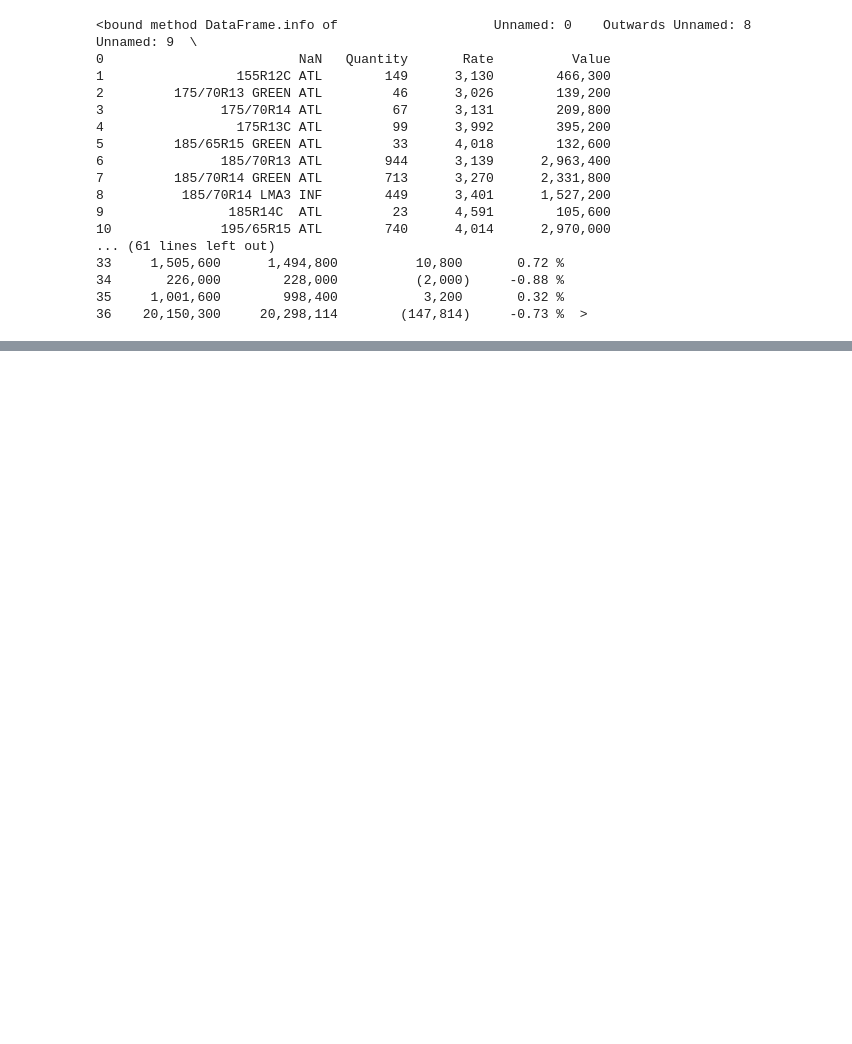
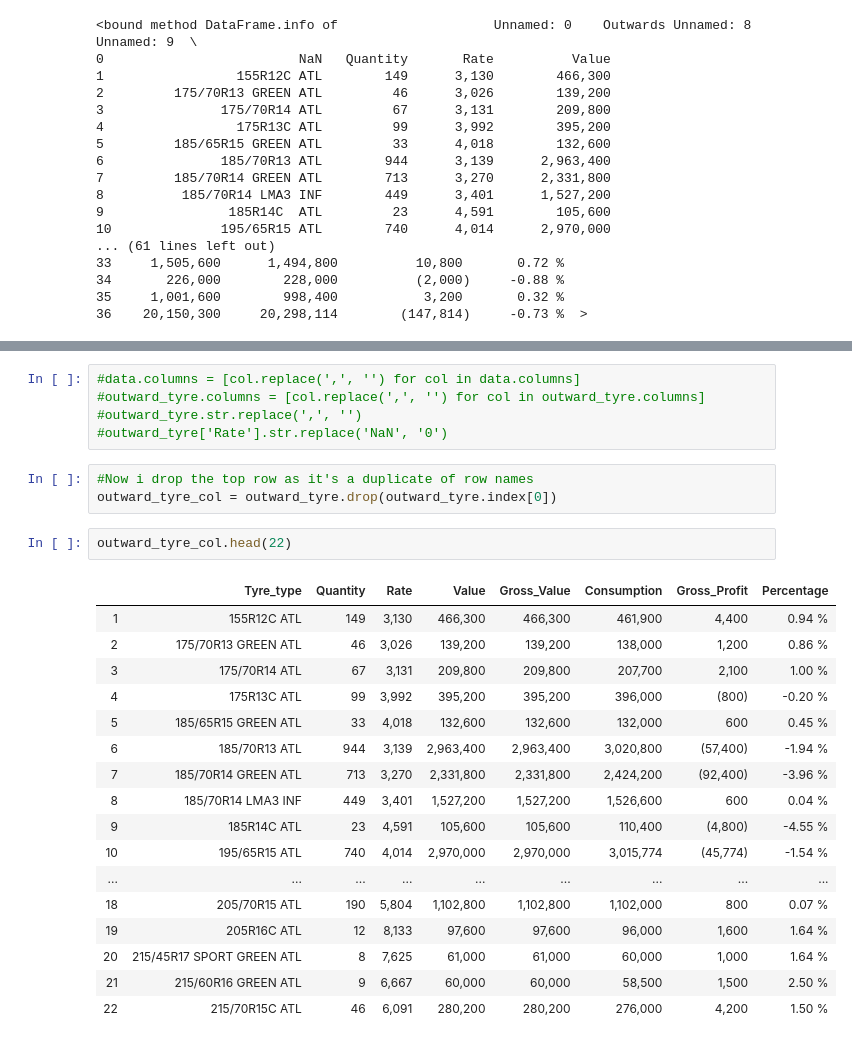
Before and after one commit to Brendahnyaringita/KamilimuDS_Atlas, a Jupyter notebook: Atlas_Tyres_Notebook.ipynb, the cells around one changed output, grey strips where cells are left out. Drawn from its saved outputs; the diff is of its cells as text; blank space fills up the shorter version.

```diff
--- a/Atlas_Tyres_Notebook.ipynb
+++ b/Atlas_Tyres_Notebook.ipynb
@@ -113,0 +134,28 @@ outward_tyre.gdp
+# %%
+#data.columns = [col.replace(',', '') for col in data.columns]
+#outward_tyre.columns = [col.replace(',', '') for col in outward_tyre.columns]
+#outward_tyre.str.replace(',', '')
+#outward_tyre['Rate'].str.replace('NaN', '0')
+# %%
+#Now i drop the top row as it's a duplicate of row names
+outward_tyre_col = outward_tyre.drop(outward_tyre.index[0])
+# %%
+outward_tyre_col.head(22)
+# %% [output]
+|  | Tyre_type | Quantity | Rate | Value | Gross_Value | Consumption | Gross_Profit | Percentage |
+| 1 | 155R12C ATL | 149 | 3,130 | 466,300 | 466,300 | 461,900 | 4,400 | 0.94 % |
+| 2 | 175/70R13 GREEN ATL | 46 | 3,026 | 139,200 | 139,200 | 138,000 | 1,200 | 0.86 % |
+| 3 | 175/70R14 ATL | 67 | 3,131 | 209,800 | 209,800 | 207,700 | 2,100 | 1.00 % |
+| 4 | 175R13C ATL | 99 | 3,992 | 395,200 | 395,200 | 396,000 | (800) | -0.20 % |
+| 5 | 185/65R15 GREEN ATL | 33 | 4,018 | 132,600 | 132,600 | 132,000 | 600 | 0.45 % |
+| 6 | 185/70R13 ATL | 944 | 3,139 | 2,963,400 | 2,963,400 | 3,020,800 | (57,400) | -1.94 % |
+| 7 | 185/70R14 GREEN ATL | 713 | 3,270 | 2,331,800 | 2,331,800 | 2,424,200 | (92,400) | -3.96 % |
+| 8 | 185/70R14 LMA3 INF | 449 | 3,401 | 1,527,200 | 1,527,200 | 1,526,600 | 600 | 0.04 % |
+| 9 | 185R14C ATL | 23 | 4,591 | 105,600 | 105,600 | 110,400 | (4,800) | -4.55 % |
+| 10 | 195/65R15 ATL | 740 | 4,014 | 2,970,000 | 2,970,000 | 3,015,774 | (45,774) | -1.54 % |
+| ... | ... | ... | ... | ... | ... | ... | ... | ... |
+| 18 | 205/70R15 ATL | 190 | 5,804 | 1,102,800 | 1,102,800 | 1,102,000 | 800 | 0.07 % |
+| 19 | 205R16C ATL | 12 | 8,133 | 97,600 | 97,600 | 96,000 | 1,600 | 1.64 % |
+| 20 | 215/45R17 SPORT GREEN ATL | 8 | 7,625 | 61,000 | 61,000 | 60,000 | 1,000 | 1.64 % |
+| 21 | 215/60R16 GREEN ATL | 9 | 6,667 | 60,000 | 60,000 | 58,500 | 1,500 | 2.50 % |
+| 22 | 215/70R15C ATL | 46 | 6,091 | 280,200 | 280,200 | 276,000 | 4,200 | 1.50 % |
```
Also changed, not shown: parts of 12 cells of this notebook.
